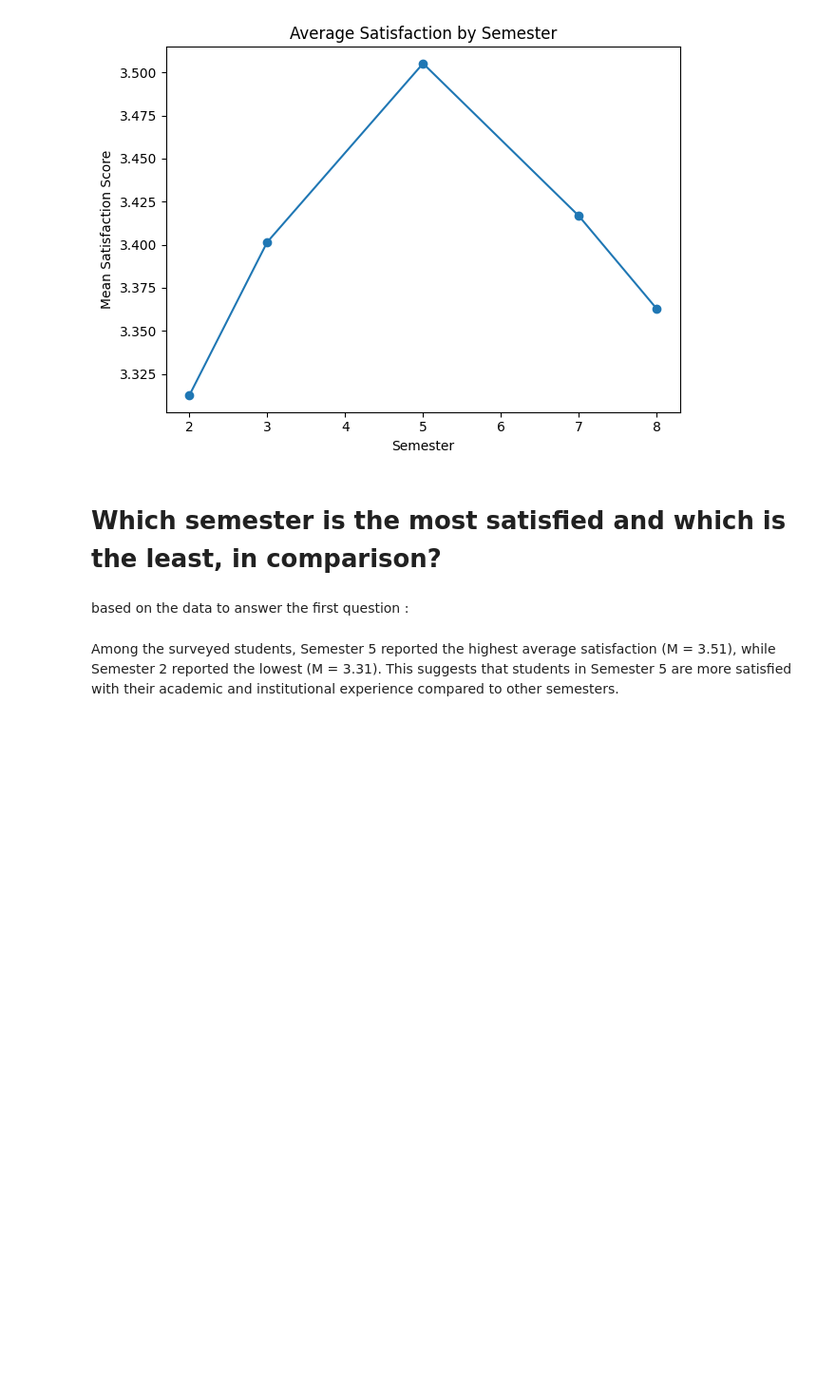
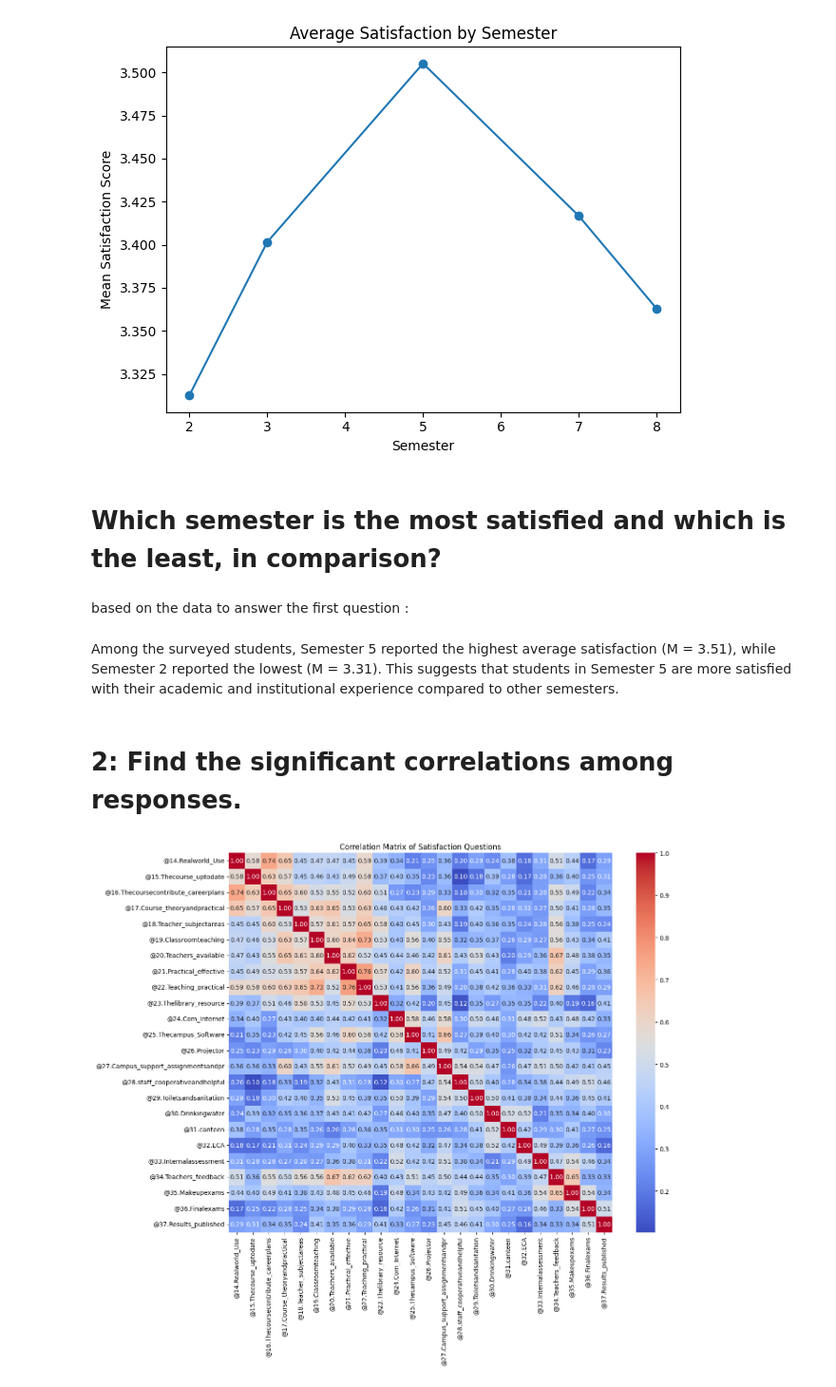
Before and after one commit to sandeshpoudel/student-analysis, a Jupyter notebook: analysis.ipynb, the cells around one changed output. Shown: that part at 95% size. Cells and saved outputs as stored; diff of their text form; code cells hidden in the pictures; blank space fills up the shorter version.

```diff
--- a/analysis.ipynb
+++ b/analysis.ipynb
@@ -91,3 +91,16 @@ plt.show()
 based on the data to answer the first question :
 # %% [markdown]
 Among the surveyed students, Semester 5 reported the highest average satisfaction (M = 3.51), while Semester 2 reported the lowest (M = 3.31). This suggests that students in Semester 5 are more satisfied with their academic and institutional experience compared to other semesters.
+# %% [markdown]
+# 2: Find the significant correlations among responses.
+# %%
+corr_matrix = df[satisfaction_cols].corr()
+
+# Plot heatmap
+plt.figure(figsize=(14, 12))
+sns.heatmap(corr_matrix, annot=True, cmap="coolwarm", fmt=".2f")
+plt.title("Correlation Matrix of Satisfaction Questions")
+plt.tight_layout()
+plt.show()
+# %% [output]
+[figure, added]
```
Also changed, not shown: parts of 6 cells of this notebook, 1 other file.
